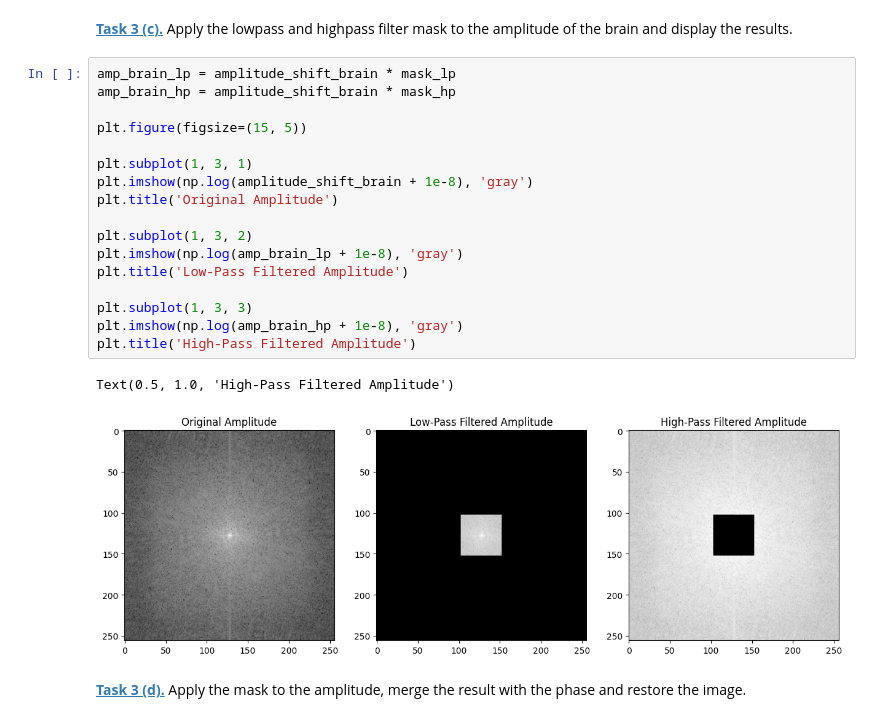
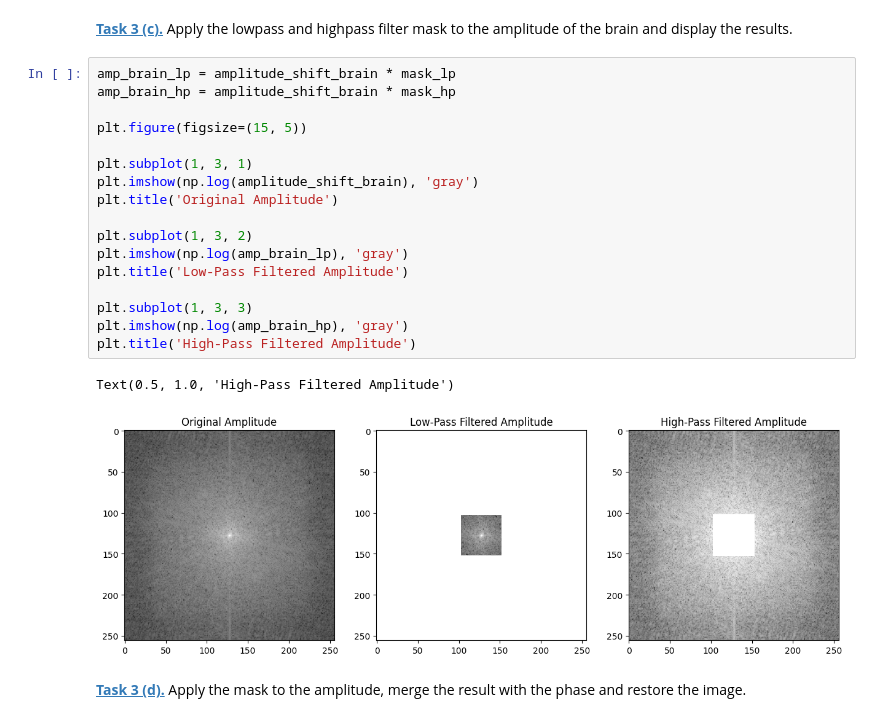
Before and after one commit to MiaRaedlein/mobi-fs5-python, a Jupyter notebook: fourier.ipynb, the cells around one changed output. Drawn from its saved outputs; the diff is of its cells as text.

```diff
--- a/fourier.ipynb
+++ b/fourier.ipynb
@@ -160,23 +168,23 @@ plt.colorbar()
 # %%
 amp_brain_lp = amplitude_shift_brain * mask_lp
 amp_brain_hp = amplitude_shift_brain * mask_hp
 
 plt.figure(figsize=(15, 5))
 
 plt.subplot(1, 3, 1)
-plt.imshow(np.log(amplitude_shift_brain + 1e-8), 'gray')
+plt.imshow(np.log(amplitude_shift_brain), 'gray')
 plt.title('Original Amplitude')
 
 plt.subplot(1, 3, 2)
-plt.imshow(np.log(amp_brain_lp + 1e-8), 'gray')
+plt.imshow(np.log(amp_brain_lp), 'gray')
 plt.title('Low-Pass Filtered Amplitude')
 
 plt.subplot(1, 3, 3)
-plt.imshow(np.log(amp_brain_hp + 1e-8), 'gray')
+plt.imshow(np.log(amp_brain_hp), 'gray')
 plt.title('High-Pass Filtered Amplitude')
 # %% [output]
 Text(0.5, 1.0, 'High-Pass Filtered Amplitude')
-[figure, old version]
+[figure, new version]
 # %% [markdown]
 **[Task 3 (d).]()** Apply the mask to the amplitude, merge the result with the phase and restore the image.
 # %%
```
Also changed, not shown: parts of 12 cells of this notebook.
